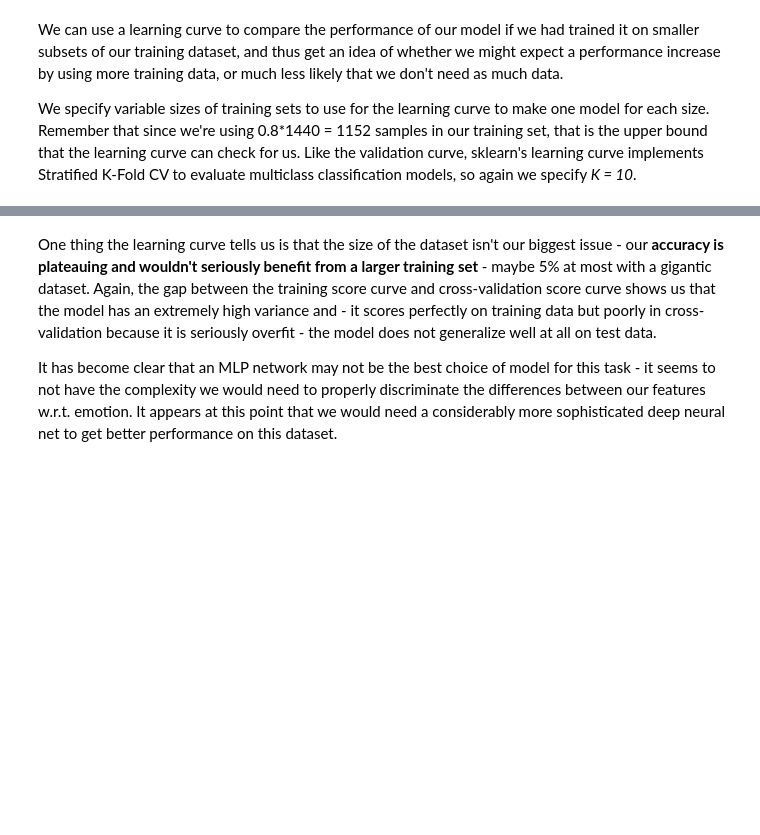
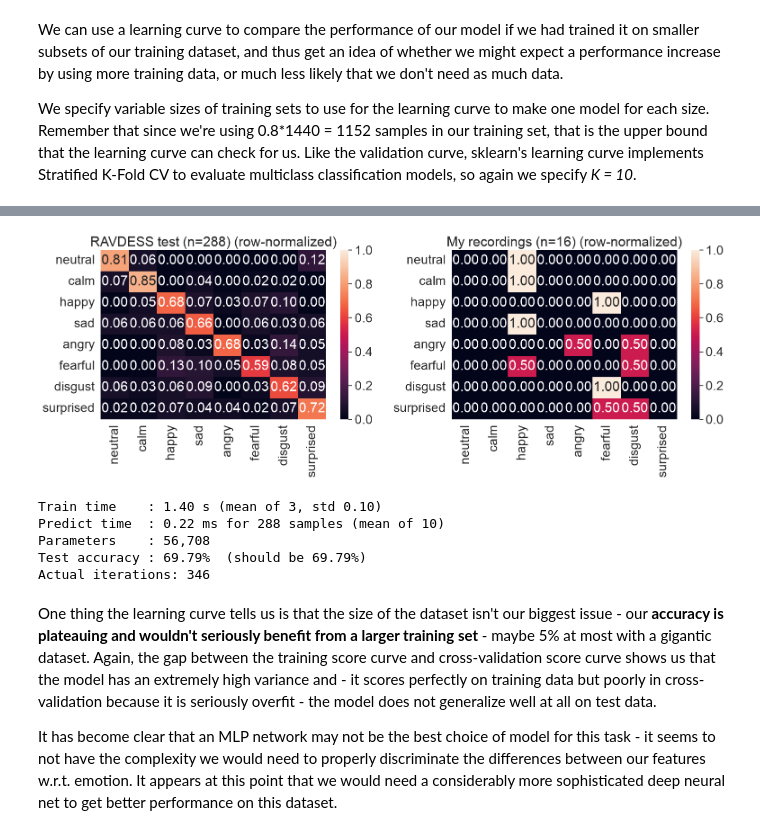
Before and after one commit to IATjin/Week4-NeuralNetworks, a Jupyter notebook: Week4__Neural_Networks.ipynb, the cells around one changed output, grey strips where cells are left out. Cells and saved outputs as stored; diff of their text form; code cells hidden in the pictures; blank space fills up the shorter version.

```diff
--- a/Week4__Neural_Networks.ipynb
+++ b/Week4__Neural_Networks.ipynb
@@ -465,0 +471,10 @@ ValueError: Found input variables with inconsistent numbers of samples: [863, 11
+# %%
+# 80/20 split on raw features, then fit the scaler on the 80% only
+X_train80_raw, X_test_raw, y_train80, y_test = train_test_split(
+    features, emotions, test_size=0.2, random_state=42)
+
+scaler80 = StandardScaler().fit(X_train80_raw)
+X_train80 = scaler80.transform(X_train80_raw)   # 1151 x 180
+X_test    = scaler80.transform(X_test_raw)      # 288 x 180, transform only
+
+print(X_train80.shape, X_test.shape, y_train80.shape, y_test.shape)
@@ -781,0 +909,4 @@ plt.show()
+# %%
+X_mine = scaler80.transform(pd.read_csv("myfeaturesRavdess.csv").values)
+y_mine = pd.read_csv("myemotionsRavdess.csv")["emotion"].values
+assert X_mine.shape == (16, 180) and len(y_mine) == 16
@@ -782,3 +944,63 @@ plt.show()
+# %%
+import seaborn as sn
+from sklearn.metrics import confusion_matrix, accuracy_score
+
+emotion_list = ['neutral','calm','happy','sad','angry','fearful','disgust','surprised']
+
+fig, axes = plt.subplots(1, 2, figsize=(16, 6))
+for ax, (yt, yp, title) in zip(axes, [
+    (y_test, y_test_pred, f'RAVDESS test (n={len(y_test)})'),
+    (y_mine, y_mine_pred, f'My recordings (n={len(y_mine)})'),
+]):
+    cm = confusion_matrix(yt, yp, labels=emotion_list, normalize='true')
+    sn.heatmap(pd.DataFrame(cm, index=emotion_list, columns=emotion_list),
+               annot=True, fmt='.2f', ax=ax, vmin=0, vmax=1)
+    ax.set_title(title + ' (row-normalized)')
+plt.tight_layout()
+plt.show()
+# %% [output]
+[figure, added]
+# %%
+import time
+
+model = MLPClassifier(activation='relu', solver='adam', alpha=0.001, batch_size=256,
+                      hidden_layer_sizes=(300,), learning_rate='adaptive',
+                      max_iter=1000, random_state=42)
+
+# Training time (average over 3 runs to reduce noise)
+train_times = []
+for _ in range(3):
+    m = MLPClassifier(activation='relu', solver='adam', alpha=0.001, batch_size=256,
+                      hidden_layer_sizes=(300,), learning_rate='adaptive',
+                      max_iter=1000, random_state=42)
+    t0 = time.perf_counter()
+    m.fit(X_train80, y_train80)
+    train_times.append(time.perf_counter() - t0)
+
+# Use the last fitted model for evaluation
+model = m
+
+# Prediction time (average over 10 runs for 288 test samples)
+pred_times = []
+for _ in range(10):
+    t0 = time.perf_counter()
+    model.predict(X_test)
+    pred_times.append(time.perf_counter() - t0)
+
+# Model size: total number of weights and biases
+n_params = sum(w.size for w in model.coefs_) + sum(b.size for b in model.intercepts_)
+
+print(f"Train time    : {np.mean(train_times):.2f} s (mean of 3, std {np.std(train_times):.2f})")
+print(f"Predict time  : {1000*np.mean(pred_times):.2f} ms for 288 samples (mean of 10)")
+print(f"Parameters    : {n_params:,}")
+print(f"Test accuracy : {100*accuracy_score(y_test, model.predict(X_test)):.2f}%  (should be 69.79%)")
+print("Actual iterations:", m.n_iter_)
+# %% [output]
+Train time    : 1.40 s (mean of 3, std 0.10)
+Predict time  : 0.22 ms for 288 samples (mean of 10)
+Parameters    : 56,708
+Test accuracy : 69.79%  (should be 69.79%)
+Actual iterations: 346
 # %% [markdown]
 One thing the learning curve tells us is that the size of the dataset isn't our biggest issue - our **accuracy is plateauing and wouldn't seriously benefit from a larger training set** - maybe 5% at most with a gigantic dataset. Again, the gap between the training score curve and cross-validation score curve shows us that the model has an extremely high variance and - it scores perfectly on training data but poorly in cross-validation because it is seriously overfit - the model does not generalize well at all on test data.
 
```
Also changed, not shown: parts of 20 cells of this notebook.
